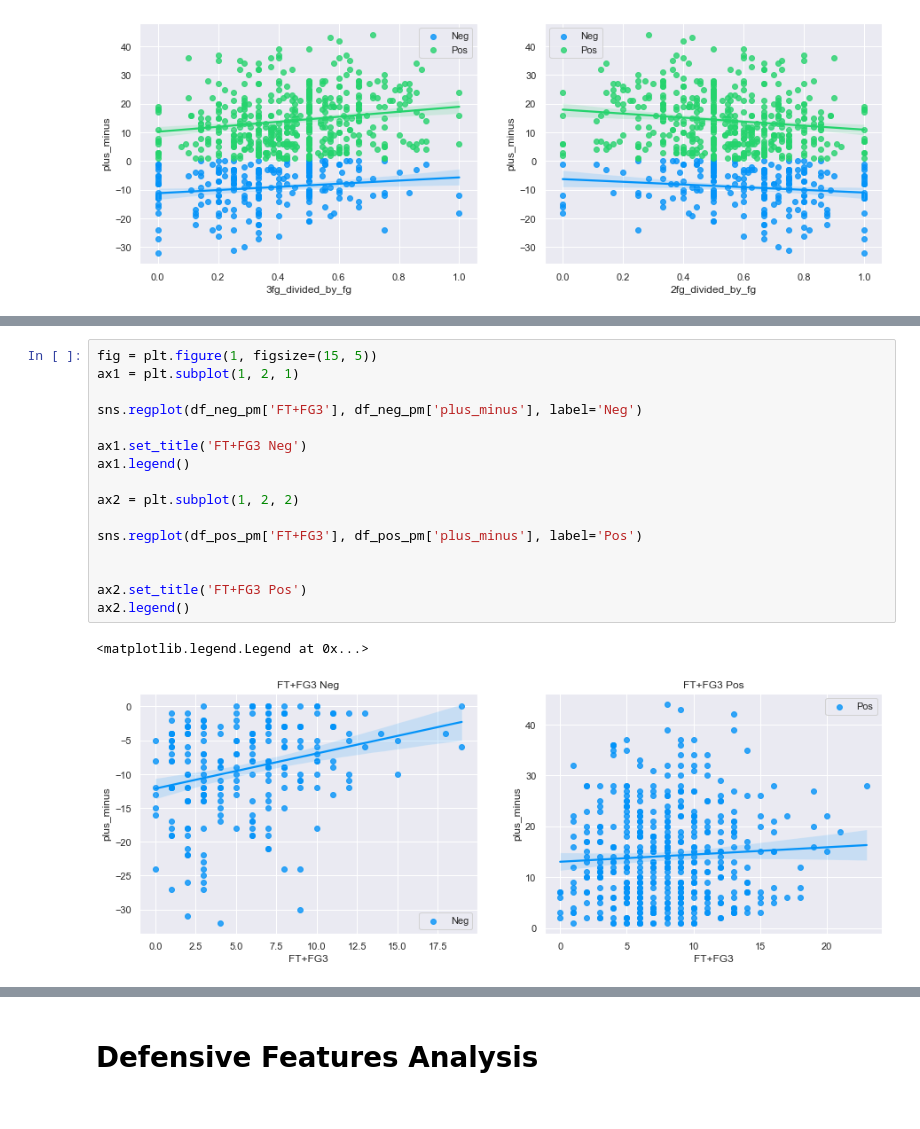
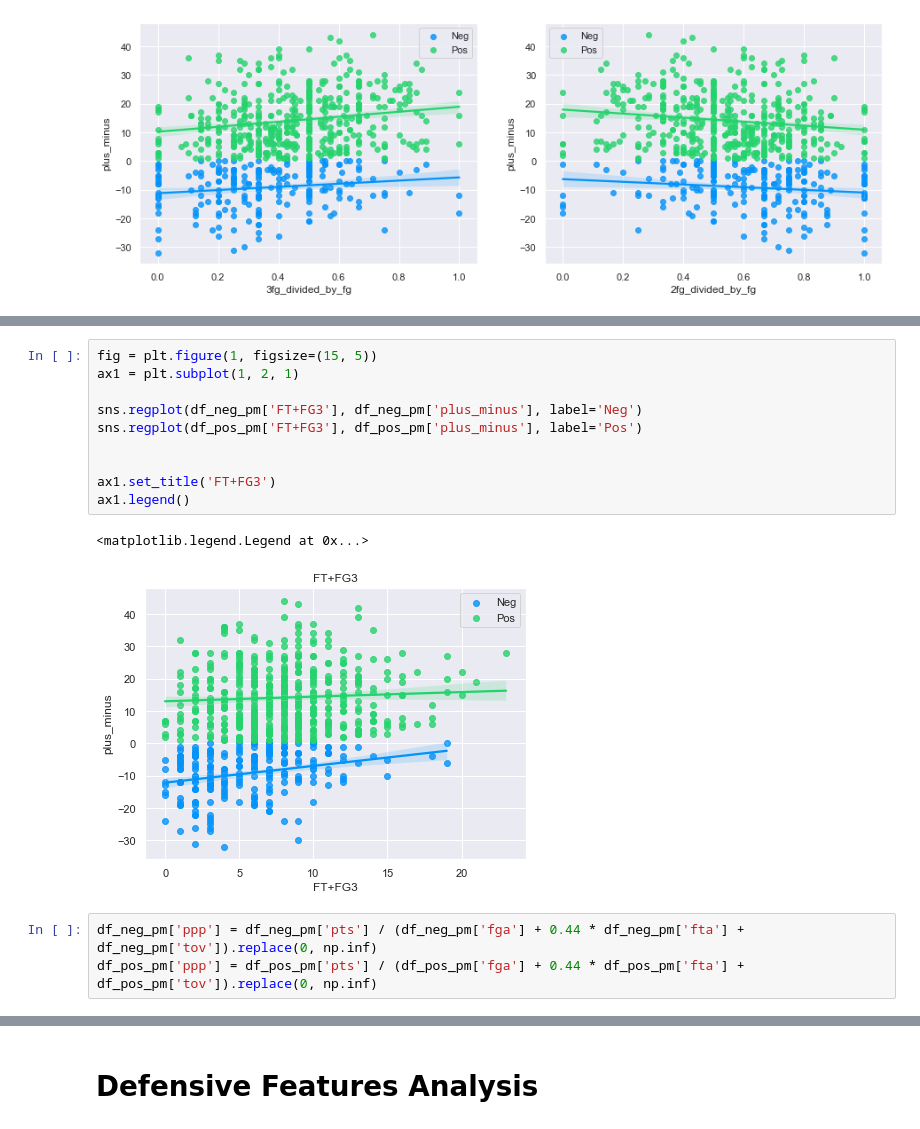
Before and after one commit to sahilkamboj3/StephenCurryMLEfficiencyPredictor, a Jupyter notebook: Game Data Visualization.ipynb, the cells around one changed output, grey strips where cells are left out. Drawn from its saved outputs; the diff is of its cells as text.

```diff
--- a/Game Data Visualization.ipynb
+++ b/Game Data Visualization.ipynb
@@ -320,19 +248,16 @@ See the caveats in the documentation: http://pandas.pydata.org/pandas-docs/stabl
 # %%
 fig = plt.figure(1, figsize=(15, 5))
 ax1 = plt.subplot(1, 2, 1)
 
 sns.regplot(df_neg_pm['FT+FG3'], df_neg_pm['plus_minus'], label='Neg')
-
-ax1.set_title('FT+FG3 Neg')
-ax1.legend()
-
-ax2 = plt.subplot(1, 2, 2)
-
 sns.regplot(df_pos_pm['FT+FG3'], df_pos_pm['plus_minus'], label='Pos')
 
 
-ax2.set_title('FT+FG3 Pos')
-ax2.legend()
+ax1.set_title('FT+FG3')
+ax1.legend()
 # %% [output]
 <matplotlib.legend.Legend at 0x...>
-[figure, old version]
+[figure, new version]
+# %%
+df_neg_pm['ppp'] = df_neg_pm['pts'] / (df_neg_pm['fga'] + 0.44 * df_neg_pm['fta'] + df_neg_pm['tov']).replace(0, np.inf)
+df_pos_pm['ppp'] = df_pos_pm['pts'] / (df_pos_pm['fga'] + 0.44 * df_pos_pm['fta'] + df_pos_pm['tov']).replace(0, np.inf)
```
Also changed, not shown: parts of 13 cells of this notebook.
